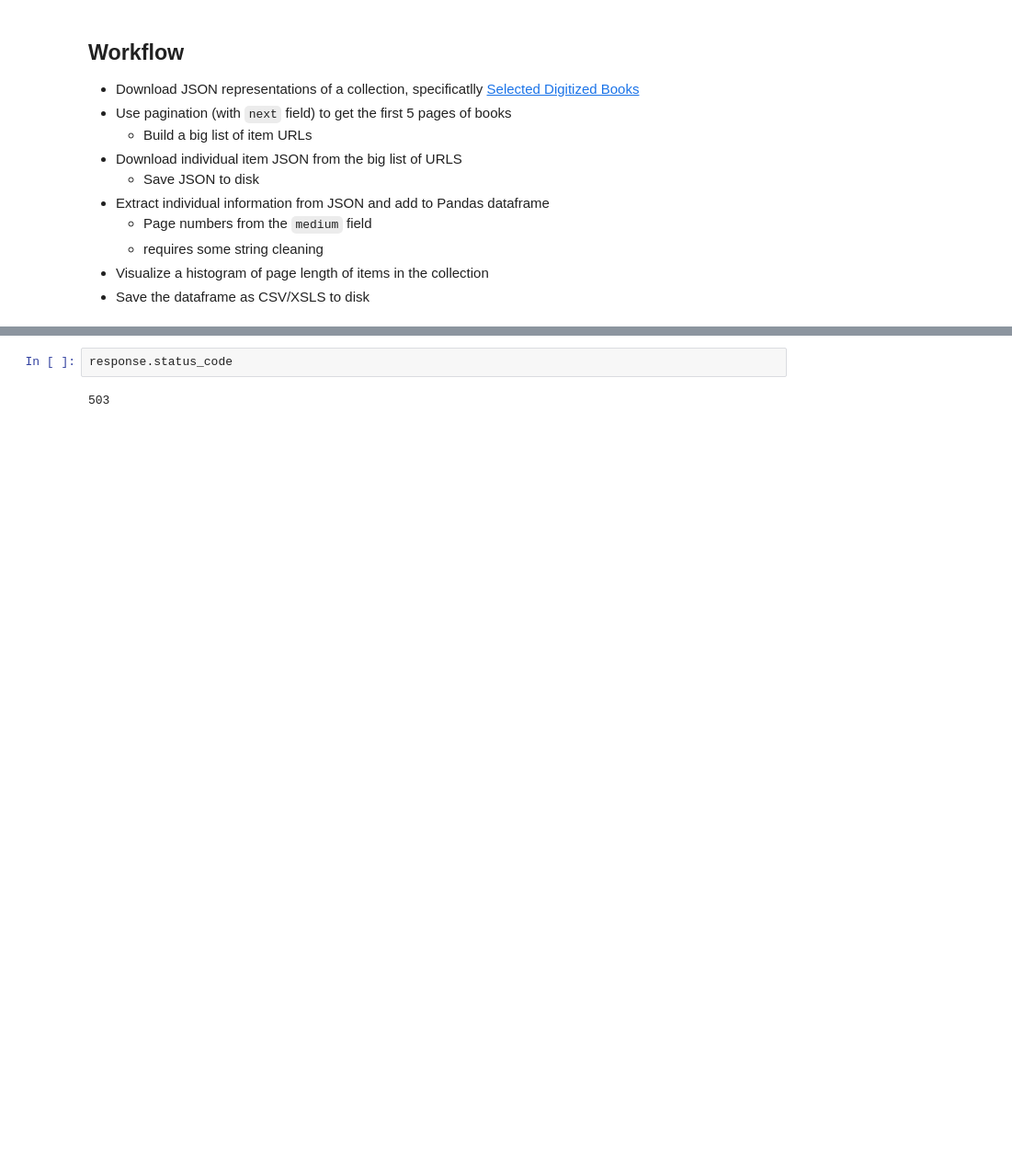
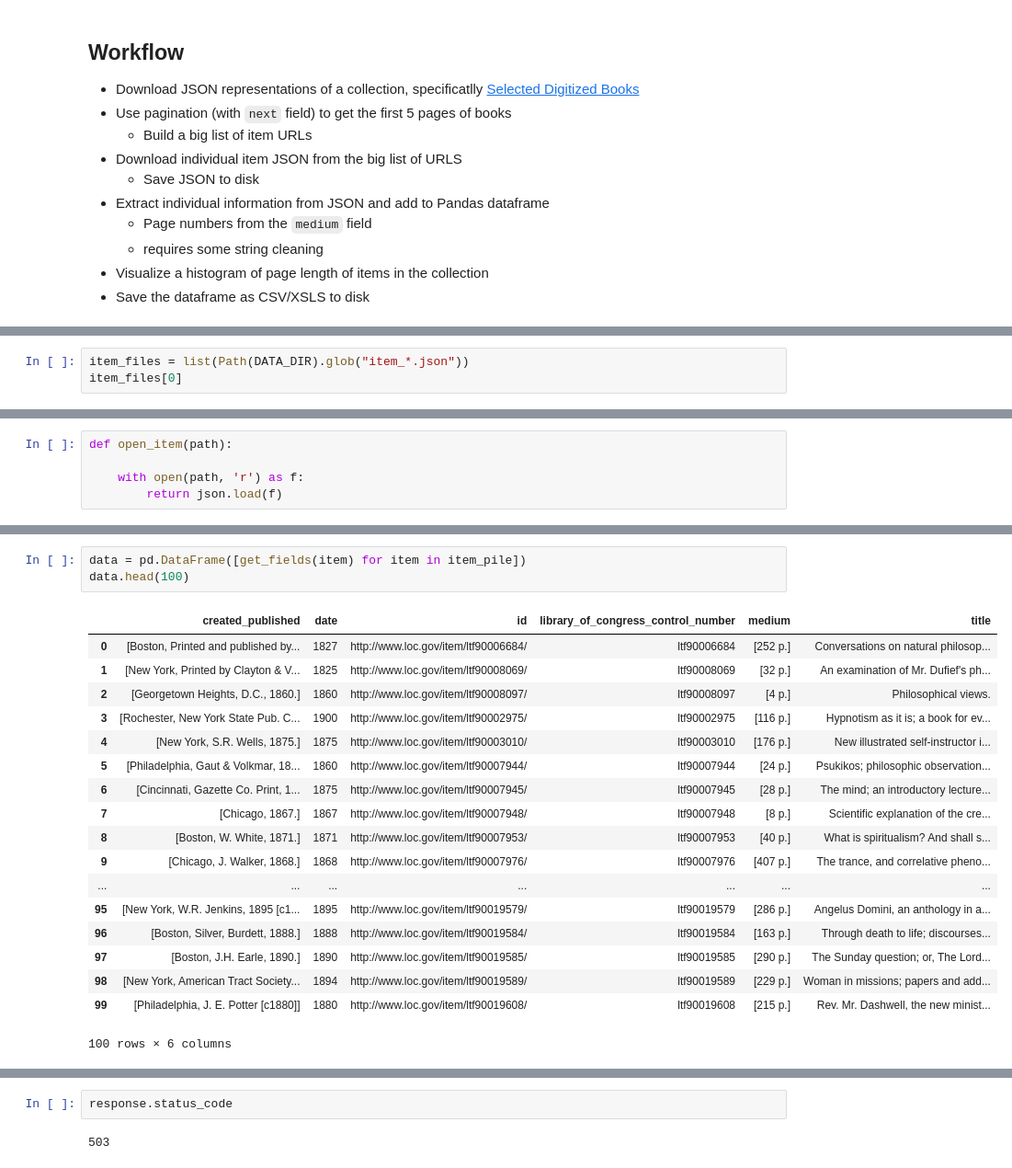
Before and after one commit to mcburton/lc-python-training, a Jupyter notebook: day-two/10-putting-it-together.ipynb, the cells around one changed output, grey strips where cells are left out. Shown: that part at 92% size. Cells and saved outputs as stored; diff of their text form; blank space fills up the shorter version.

```diff
--- a/day-two/10-putting-it-together.ipynb
+++ b/day-two/10-putting-it-together.ipynb
@@ -55,0 +117,3 @@ with open ('json-data/index.json', 'w') as f:
+# %%
+item_files = list(Path(DATA_DIR).glob("item_*.json"))
+item_files[0]
@@ -55,0 +122,5 @@ with open ('json-data/index.json', 'w') as f:
+# %%
+def open_item(path):
+
+    with open(path, 'r') as f:
+        return json.load(f)
@@ -55,0 +146,22 @@ with open ('json-data/index.json', 'w') as f:
+# %%
+data = pd.DataFrame([get_fields(item) for item in item_pile])
+data.head(100)
+# %% [output]
+|  | created_published | date | id | library_of_congress_control_number | medium | title |
+| 0 | [Boston, Printed and published by... | 1827 | http://www.loc.gov/item/ltf90006684/ | ltf90006684 | [252 p.] | Conversations on natural philosop... |
+| 1 | [New York, Printed by Clayton & V... | 1825 | http://www.loc.gov/item/ltf90008069/ | ltf90008069 | [32 p.] | An examination of Mr. Dufief's ph... |
+| 2 | [Georgetown Heights, D.C., 1860.] | 1860 | http://www.loc.gov/item/ltf90008097/ | ltf90008097 | [4 p.] | Philosophical views. |
+| 3 | [Rochester, New York State Pub. C... | 1900 | http://www.loc.gov/item/ltf90002975/ | ltf90002975 | [116 p.] | Hypnotism as it is; a book for ev... |
+| 4 | [New York, S.R. Wells, 1875.] | 1875 | http://www.loc.gov/item/ltf90003010/ | ltf90003010 | [176 p.] | New illustrated self-instructor i... |
+| 5 | [Philadelphia, Gaut & Volkmar, 18... | 1860 | http://www.loc.gov/item/ltf90007944/ | ltf90007944 | [24 p.] | Psukikos; philosophic observation... |
+| 6 | [Cincinnati, Gazette Co. Print, 1... | 1875 | http://www.loc.gov/item/ltf90007945/ | ltf90007945 | [28 p.] | The mind; an introductory lecture... |
+| 7 | [Chicago, 1867.] | 1867 | http://www.loc.gov/item/ltf90007948/ | ltf90007948 | [8 p.] | Scientific explanation of the cre... |
+| 8 | [Boston, W. White, 1871.] | 1871 | http://www.loc.gov/item/ltf90007953/ | ltf90007953 | [40 p.] | What is spiritualism? And shall s... |
+| 9 | [Chicago, J. Walker, 1868.] | 1868 | http://www.loc.gov/item/ltf90007976/ | ltf90007976 | [407 p.] | The trance, and correlative pheno... |
+| ... | ... | ... | ... | ... | ... | ... |
+| 95 | [New York, W.R. Jenkins, 1895 [c1... | 1895 | http://www.loc.gov/item/ltf90019579/ | ltf90019579 | [286 p.] | Angelus Domini, an anthology in a... |
+| 96 | [Boston, Silver, Burdett, 1888.] | 1888 | http://www.loc.gov/item/ltf90019584/ | ltf90019584 | [163 p.] | Through death to life; discourses... |
+| 97 | [Boston, J.H. Earle, 1890.] | 1890 | http://www.loc.gov/item/ltf90019585/ | ltf90019585 | [290 p.] | The Sunday question; or, The Lord... |
+| 98 | [New York, American Tract Society... | 1894 | http://www.loc.gov/item/ltf90019589/ | ltf90019589 | [229 p.] | Woman in missions; papers and add... |
+| 99 | [Philadelphia, J. E. Potter [c1880]] | 1880 | http://www.loc.gov/item/ltf90019608/ | ltf90019608 | [215 p.] | Rev. Mr. Dashwell, the new minist... |
+100 rows × 6 columns
```
Also changed, not shown: parts of 29 cells of this notebook, 30 other files.
